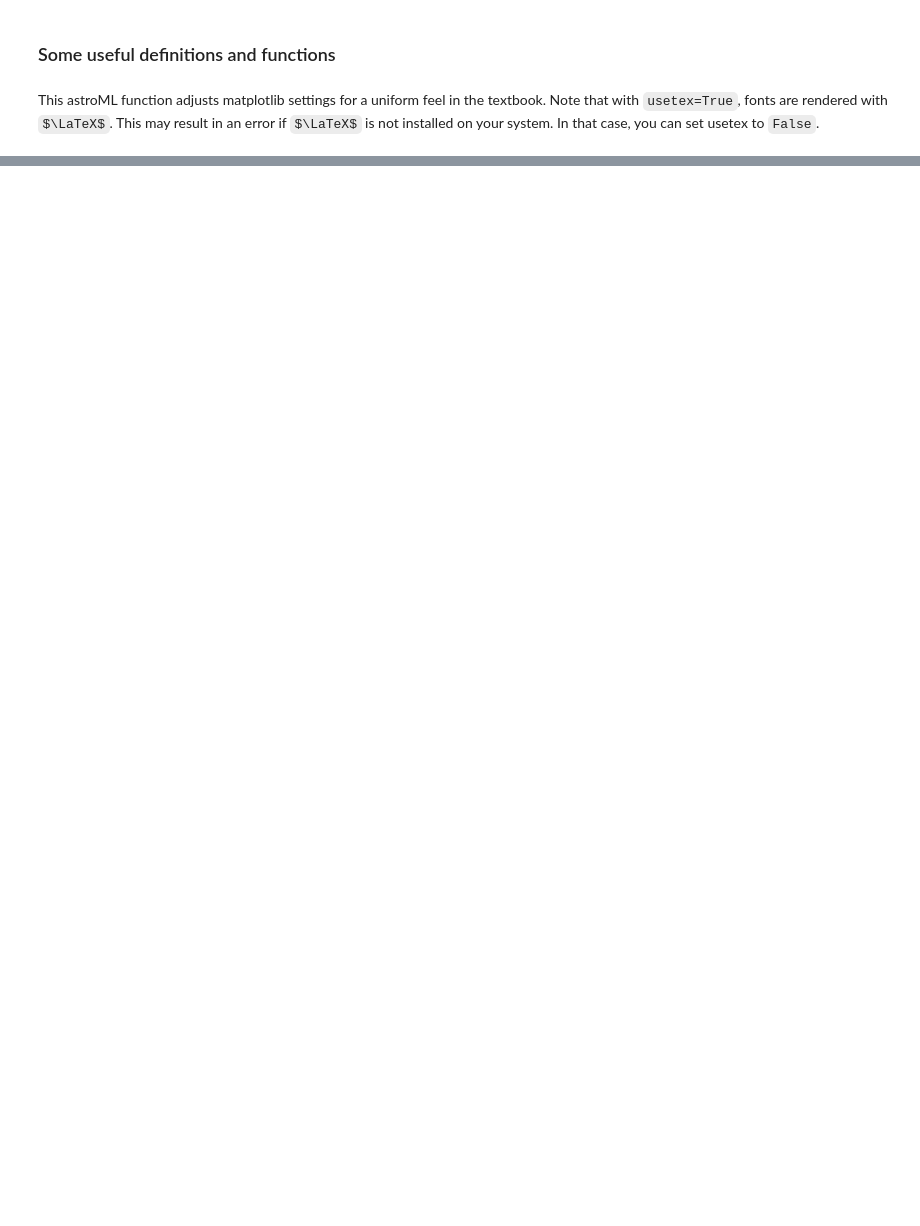
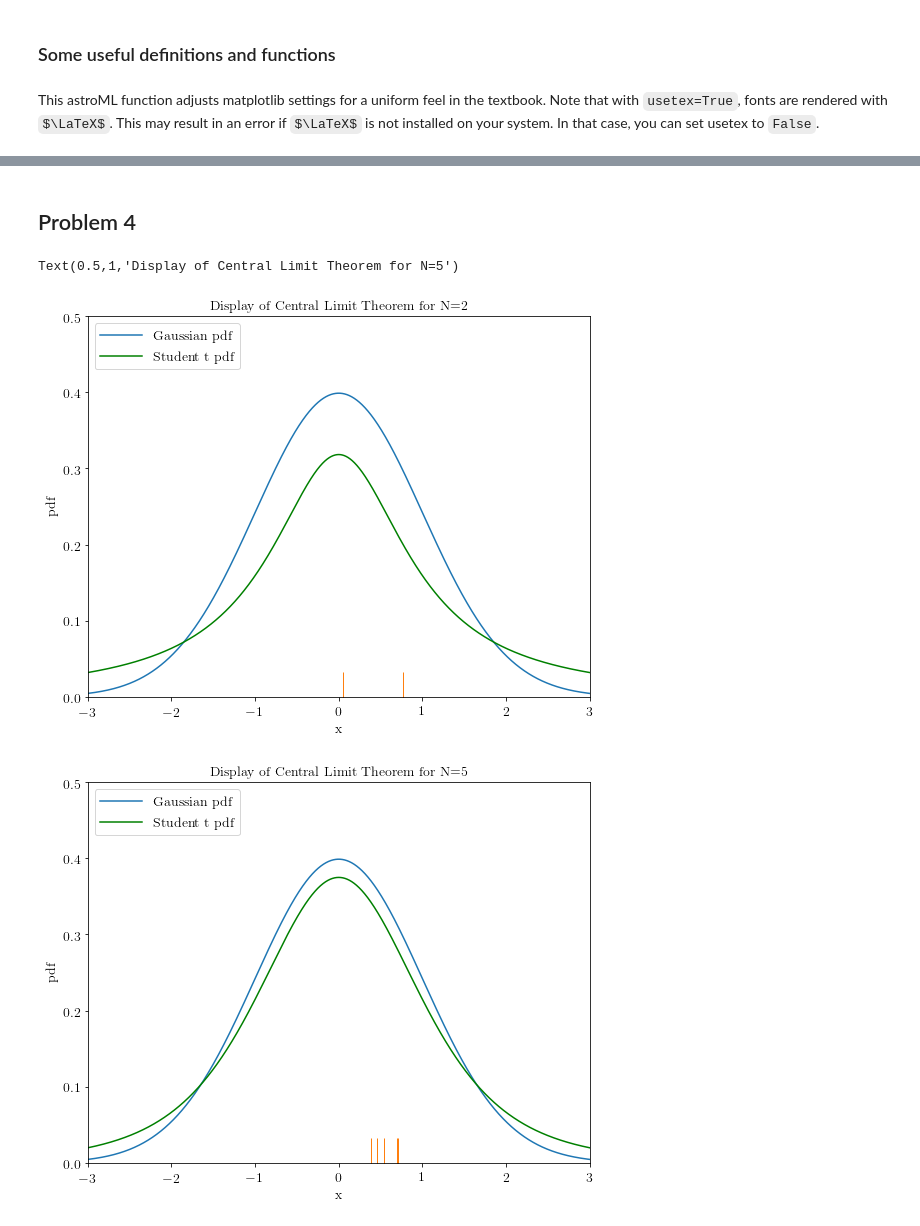
Before and after one commit to PHYST480/homeworks-NCollova, a Jupyter notebook: PHYST480-F18-HW1-NatashaCollova.ipynb, the cells around one changed output, grey strips where cells are left out. Saved outputs shown, nothing was run; the diff lists cells and outputs as text; code cells hidden in the pictures; some formulas as TeX source; blank space fills up the shorter version.

```diff
--- a/PHYST480-F18-HW1-NatashaCollova.ipynb
+++ b/PHYST480-F18-HW1-NatashaCollova.ipynb
@@ -49,0 +132,68 @@ case, you can set usetex to `False`.
+# %% [markdown]
+
+## Problem 4
+# %%
+import numpy as np
+from matplotlib import pyplot as plt
+from scipy.stats import norm
+from scipy.special import gamma
+import math
+
+
+#N=2
+N1=2 # Number of draws
+mu=0 # Location
+sigma =1  # Scale factor
+u = np.linspace(-3,3,1000000) # Array to sample the space
+
+dist = stats.norm(mu,sigma) #Create normal distribution (Gaussian) with parameters mu and sigma
+
+#PLOT 1 for N=2
+plt.figure(figsize=(9,7))
+
+#plot distribution of linspace
+plt.plot(u,dist.pdf(u),label = 'Gaussian pdf')
+
+#plot random sample markers
+x1 = np.random.random(N1) # Two random draws
+plt.plot(x1, 0*x1, '|', markersize=50) #Indicator of where 2 random draws are from distribution
+
+#plot Student's t distribution (gamma function)
+k1 = N1 -1 #dof
+studentst1 = gamma((k1+1)/2)/(np.sqrt(k1*math.pi)*gamma(k1/2))*(1+((u*u)/k1))**(-(k1+1)/2) #prob. of u given k
+plt.plot(u,studentst1,color = 'g',label='Student t pdf')
+
+plt.legend(loc = 'upper left')
+plt.xlabel('x')
+plt.ylabel('pdf')
+plt.axis([-3,3,0,0.5])
+plt.title('Display of Central Limit Theorem for N=2')
+
+#N=5
+N2=5 # Number of draws
+
+#PLOT 2 for N=5
+plt.figure(figsize=(9,7))
+
+#plot distribution of linspace
+plt.plot(u,dist.pdf(u),label = 'Gaussian pdf') # Complete
+
+#plot random sample markers
+x2 = np.random.random(N2) # Five random draws
+plt.plot(x2, 0*x2, '|', markersize=50) #Indicator of where 5 random draws are from distribution
+
+#plot Student's t distribution (gamma function) for N = 5
+k2 = N2 -1 #dof
+studentst2 = gamma((k2+1)/2)/(np.sqrt(k2*math.pi)*gamma(k2/2))*(1+((u*u)/k2))**(-(k2+1)/2) #prob. of u given k
+plt.plot(u,studentst2,color = 'g',label='Student t pdf')
+
+
+plt.xlabel('x')
+plt.ylabel('pdf')
+plt.axis([-3,3,0,0.5])
+plt.legend(loc = 'upper left')
+plt.title('Display of Central Limit Theorem for N=5')
+# %% [output]
+Text(0.5,1,'Display of Central Limit Theorem for N=5')
+[figure, added]
+[figure, added]
```
Also changed, not shown: parts of 6 cells of this notebook.
